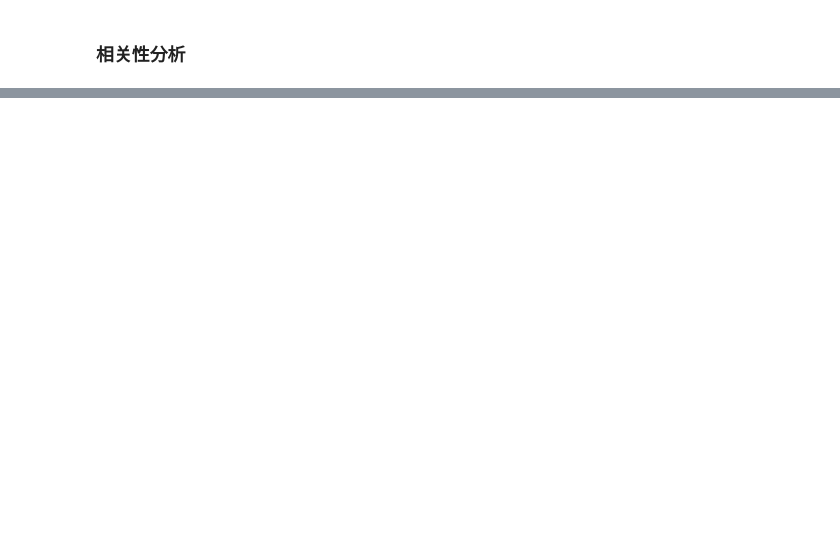
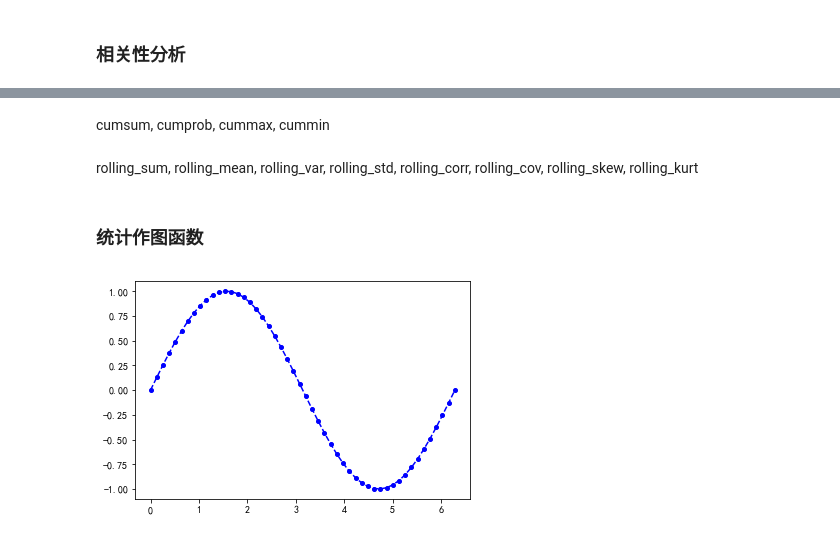
Before and after one commit to EricLiuLR/python-, a Jupyter notebook: my_note_03.ipynb, the cells around one changed output, grey strips where cells are left out. Saved outputs shown, nothing was run; the diff lists cells and outputs as text; code cells hidden in the pictures; blank space fills up the shorter version.

```diff
--- a/my_note_03.ipynb
+++ b/my_note_03.ipynb
@@ -185,0 +223,10 @@ plt.show()
+# %% [markdown]
+cumsum, cumprob, cummax, cummin
+# %% [markdown]
+rolling_sum, rolling_mean, rolling_var, rolling_std, rolling_corr, rolling_cov, rolling_skew, rolling_kurt
+# %% [markdown]
+### 统计作图函数
+# %%
+import matplotlib.pyplot as plt
+plt.rcParams['font.sans-serif'] = ['SimHei']
+plt.rcParams['axes.unicode_minus'] = False
@@ -185,0 +235,8 @@ plt.show()
+# %%
+import numpy as np
+x = np.linspace(0, 2*np.pi, 50)
+y = np.sin(x)
+plt.plot(x, y, 'bo--', markersize=4, linewidth=1.5)
+plt.show()
+# %% [output]
+[figure, added]
```
Also changed, not shown: parts of 15 cells of this notebook.
